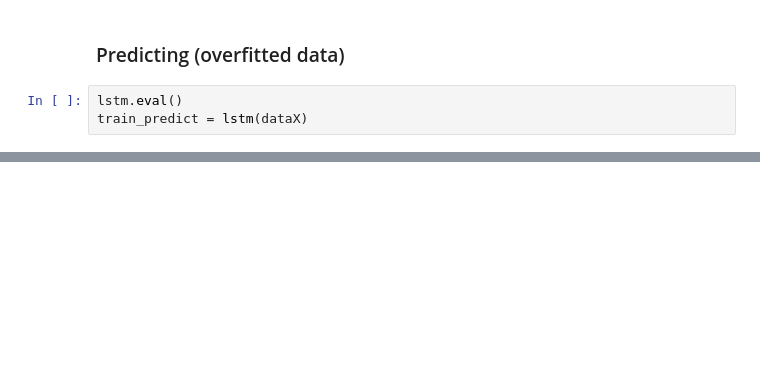
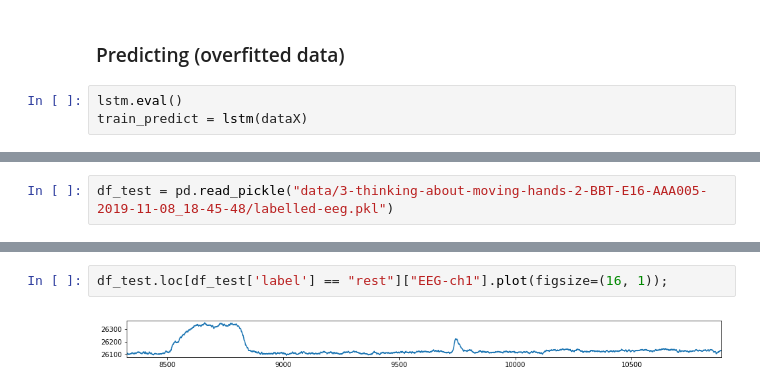
Before and after one commit to rameerez/brain-computer-interfacing, a Jupyter notebook: 3-predicting-eeg-time-series.ipynb, the cells around one changed output, grey strips where cells are left out. Saved outputs shown, nothing was run; the diff lists cells and outputs as text; blank space fills up the shorter version.

```diff
--- a/3-predicting-eeg-time-series.ipynb
+++ b/3-predicting-eeg-time-series.ipynb
@@ -222,0 +224,2 @@ plt.show()
+# %%
+df_test = pd.read_pickle("data/3-thinking-about-moving-hands-2-BBT-E16-AAA005-2019-11-08_18-45-48/labelled-eeg.pkl")
@@ -222,0 +236,4 @@ plt.show()
+# %%
+df_test.loc[df_test['label'] == "rest"]["EEG-ch1"].plot(figsize=(16, 1));
+# %% [output]
+[figure, added]
```
Also changed, not shown: parts of 11 cells of this notebook, 3 other files.
